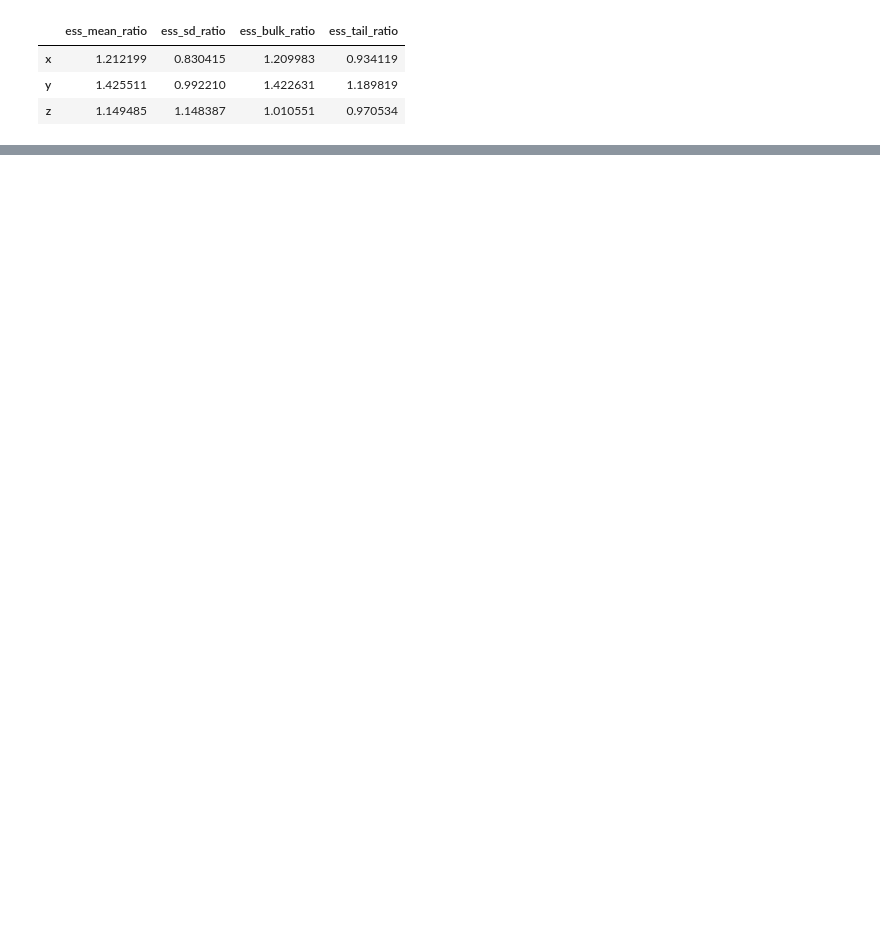
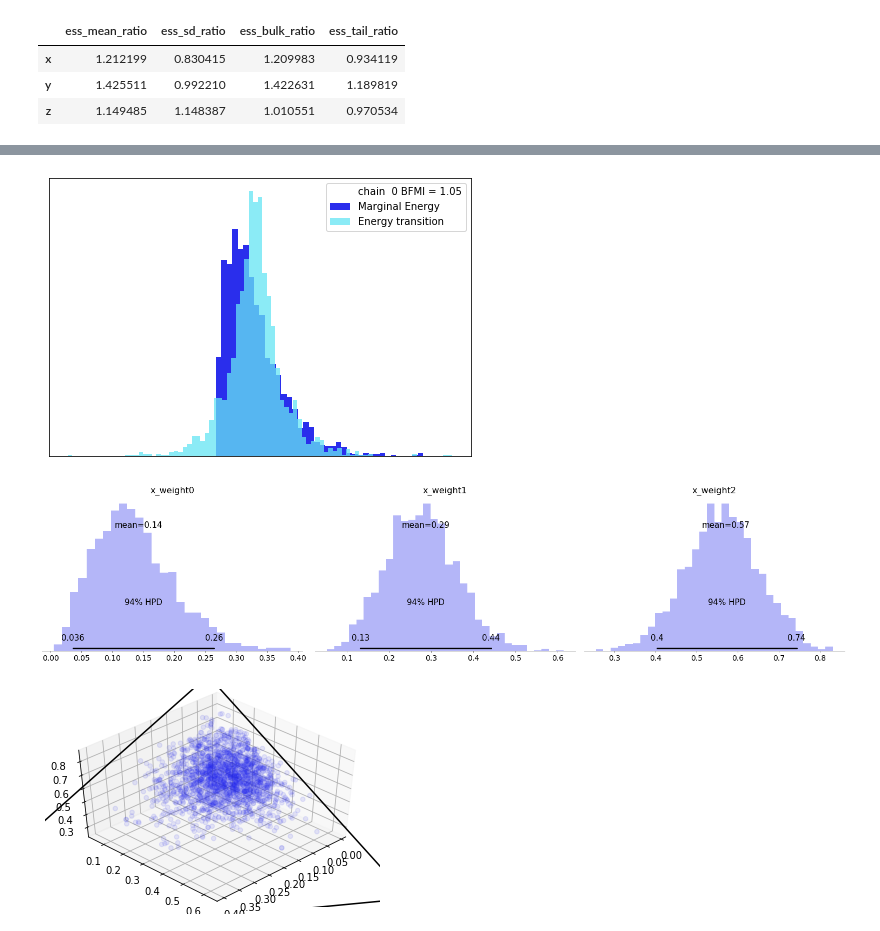
Before and after one commit to salilab/hmc, a Jupyter notebook: examples/notebooks/basic_usage.ipynb, the cells around one changed output, grey strips where cells are left out. Drawn from its saved outputs; the diff is of its cells as text; code cells hidden in the pictures; blank space fills up the shorter version.

Commit message:
Update example with Dirichlet-distributed Weight

```diff
--- a/examples/notebooks/basic_usage.ipynb
+++ b/examples/notebooks/basic_usage.ipynb
@@ -824,0 +884,12 @@ ess_ratios
+# %%
+m = IMP.Model()
+p, sf, mover = setup_weight_dirichlet(m, alpha=[4, 8, 16], make_mover=True)
+p.set_weights(get_random_weights(3))
+
+hmc = setup_warmup_run_hmc(sf, metric="diag", nadapt=1000, nsample=2000)
+nsteps = hmc.stats.get_samples("n_leapfrog").sum()
+print("{0} scoring evaluations computed during sampling".format(nsteps))
+
+hmc_dataset = get_inference_data(hmc)
+hmc_summary = az.summary(hmc_dataset)
+hmc_summary
@@ -824,0 +926,20 @@ ess_ratios
+# %%
+az.plot_energy(hmc_dataset, kind="hist")
+az.plot_posterior(hmc_dataset, kind="hist")
+fig = plt.figure()
+ax = fig.add_subplot(111, projection="3d")
+ax.scatter(
+    hmc_dataset.posterior.x_weight0,
+    hmc_dataset.posterior.x_weight1,
+    hmc_dataset.posterior.x_weight2,
+    alpha=0.1,
+)
+ax.add_collection3d(
+    Line3DCollection([list(np.eye(3)) + [[1, 0, 0]]], color="k", alpha=1)
+)  # Plot simplex
+ax.view_init(elev=45, azim=45)
+plt.show()
+# %% [output]
+[figure, added]
+[figure, added]
+[figure, added]
```
Also changed, not shown: parts of 22 cells of this notebook, 1 other file.
